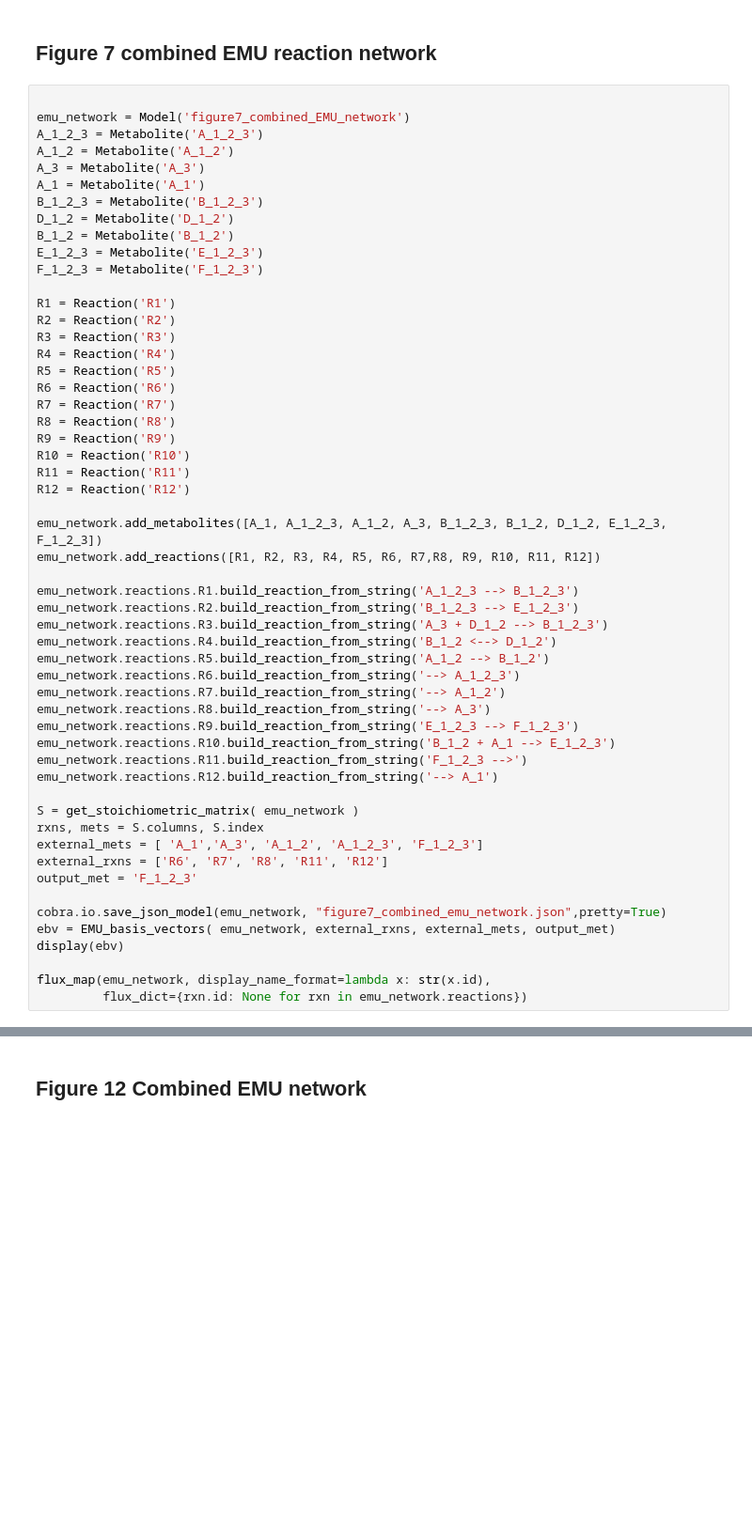
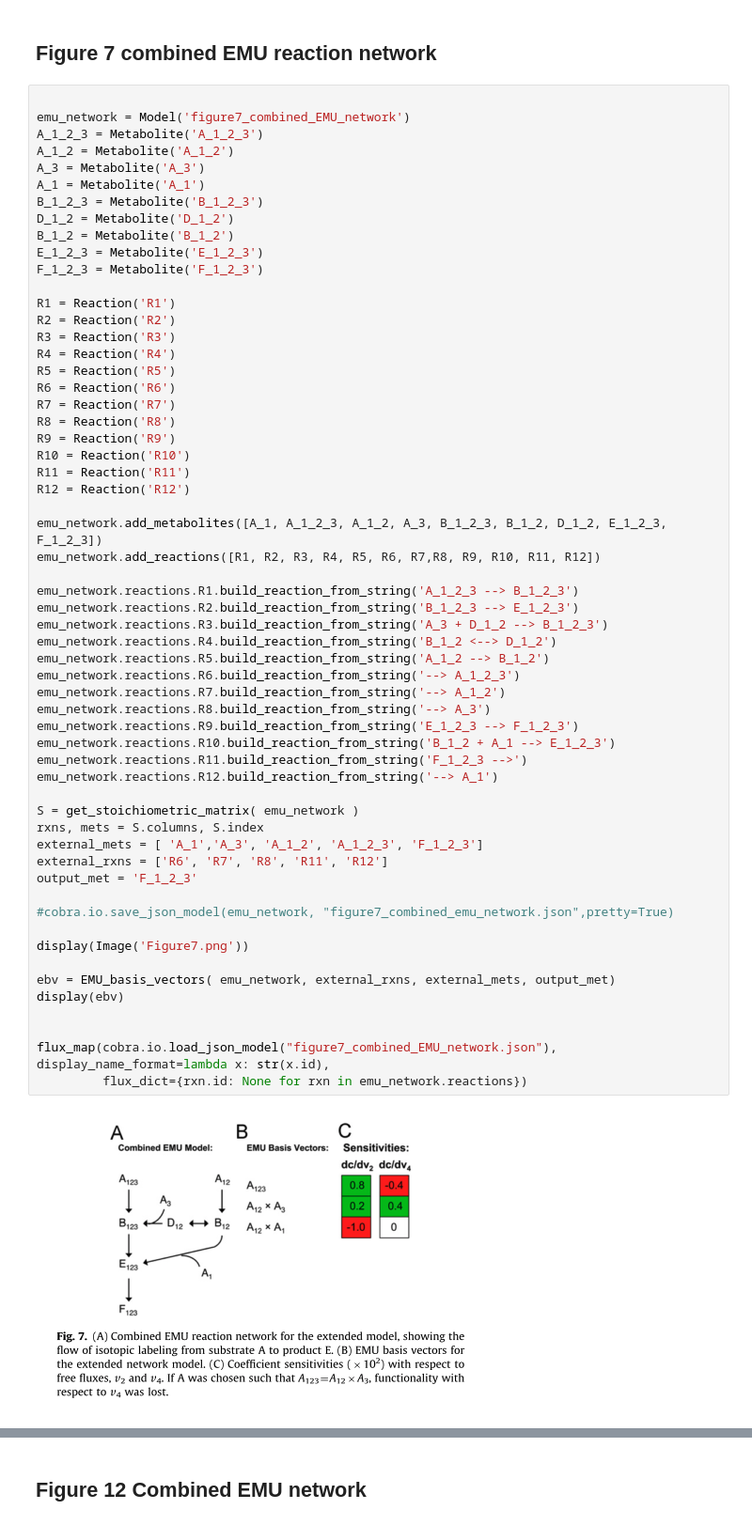
Before and after one commit to AgileBioFoundry/EMSL-Summer-School-2021-fluxomics, a Jupyter notebook: flux observability analysis.ipynb, the cells around one changed output, grey strips where cells are left out. Shown at 94% size. Saved outputs shown, nothing was run; the diff lists cells and outputs as text; blank space fills up the shorter version.

```diff
--- a/flux observability analysis.ipynb
+++ b/flux observability analysis.ipynb
@@ -147,35 +152,40 @@ R10 = Reaction('R10')
 R11 = Reaction('R11')
 R12 = Reaction('R12')
 
 emu_network.add_metabolites([A_1, A_1_2_3, A_1_2, A_3, B_1_2_3, B_1_2, D_1_2, E_1_2_3, F_1_2_3])
 emu_network.add_reactions([R1, R2, R3, R4, R5, R6, R7,R8, R9, R10, R11, R12])
 
 emu_network.reactions.R1.build_reaction_from_string('A_1_2_3 --> B_1_2_3')
 emu_network.reactions.R2.build_reaction_from_string('B_1_2_3 --> E_1_2_3')
 emu_network.reactions.R3.build_reaction_from_string('A_3 + D_1_2 --> B_1_2_3')
 emu_network.reactions.R4.build_reaction_from_string('B_1_2 <--> D_1_2')
 emu_network.reactions.R5.build_reaction_from_string('A_1_2 --> B_1_2')
 emu_network.reactions.R6.build_reaction_from_string('--> A_1_2_3')
 emu_network.reactions.R7.build_reaction_from_string('--> A_1_2')
 emu_network.reactions.R8.build_reaction_from_string('--> A_3')
 emu_network.reactions.R9.build_reaction_from_string('E_1_2_3 --> F_1_2_3')
 emu_network.reactions.R10.build_reaction_from_string('B_1_2 + A_1 --> E_1_2_3')
 emu_network.reactions.R11.build_reaction_from_string('F_1_2_3 -->')
 emu_network.reactions.R12.build_reaction_from_string('--> A_1')
 
 S = get_stoichiometric_matrix( emu_network )
 rxns, mets = S.columns, S.index
 external_mets = [ 'A_1','A_3', 'A_1_2', 'A_1_2_3', 'F_1_2_3']
 external_rxns = ['R6', 'R7', 'R8', 'R11', 'R12']
 output_met = 'F_1_2_3'
 
-cobra.io.save_json_model(emu_network, "figure7_combined_emu_network.json",pretty=True)
+#cobra.io.save_json_model(emu_network, "figure7_combined_emu_network.json",pretty=True)
+
+display(Image('Figure7.png'))
+
 ebv = EMU_basis_vectors( emu_network, external_rxns, external_mets, output_met)
 display(ebv)
 
-flux_map(emu_network, display_name_format=lambda x: str(x.id),
+
+flux_map(cobra.io.load_json_model("figure7_combined_EMU_network.json"), display_name_format=lambda x: str(x.id),
          flux_dict={rxn.id: None for rxn in emu_network.reactions})
 # %% [output]
+[figure, added]
 |  | A_1 | A_3 | A_1_2 | A_1_2_3 | F_1_2_3 |
 | EM1 | -1.0 | -0.0 | -1.0 | -0.0 | 1.0 |
 | EM2 | -0.0 | -1.0 | -1.0 | -0.0 | 1.0 |
```
Also changed, not shown: parts of 2 cells of this notebook, 4 other files.
